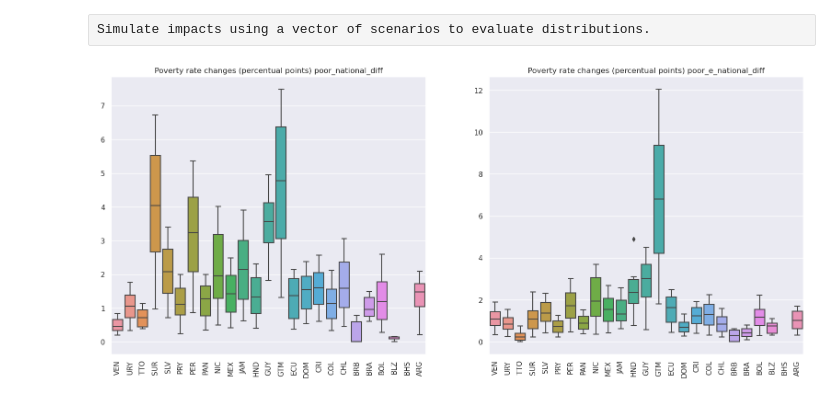
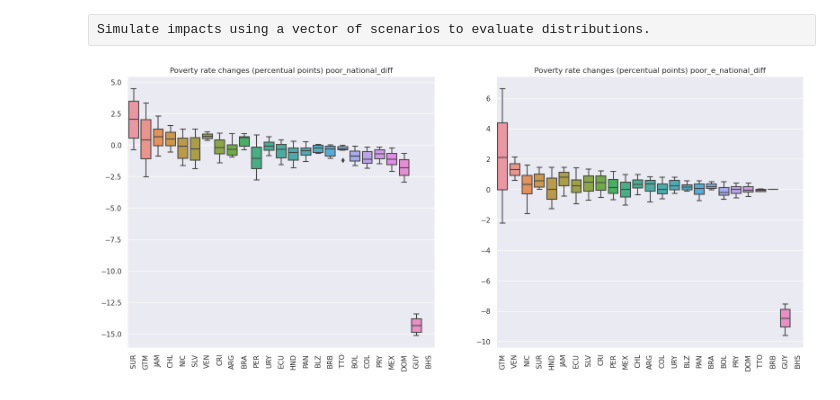
Before and after one commit to EL-BID/analytics_simulation_public_policy_scl, a Jupyter notebook: notebooks/scldata_policy_simulation.ipynb, the cells around one changed output. Drawn from its saved outputs; the diff is of its cells as text; code cells hidden in the pictures.

```diff
--- a/notebooks/scldata_policy_simulation.ipynb
+++ b/notebooks/scldata_policy_simulation.ipynb
@@ -18,27 +18,22 @@ shock_component = [#'Alimentos fuera del hogar',
                    #'Carnes, aves y huevos',
                    #'Frutas',
                    'Granos', 'Panes y\ncereales',
-                   #'Grasas', 'Leguminosas',
+                   #'Grasas',
+                    #'Leguminosas',
                    #'Lácteos',
                    #'Productos no especificados previamente', 'Raíces y\ntubérculos', 'Vegetales'
                   ]
 
 # shock_weight
 # - pct impact of exogenous impact
-shock_weight = 0.10
+shock_weight = 0.30
 
 # population affected - shock_weight
-# ToDo(rsanchezavalos)
 # - specify whether the impact is focused on a subgroup of the population
-# shock_population = {'sec_agri': 0}
+# self-employed or independent workers in the agricultural sector will not be impacted by the Shock
+shock_population = {'sec_agri': 0}
 
 # income_growth
-# ToDo(rsanchezavalos)
 # - Control by GDP growth
-# gdp_growth = .1
-
-# population affected - income_growth
-# ToDo(rsanchezavalos)
-# - specify whether the income growth is focused on a subgroup of the population
-# gdp_population = {'sec_agri': 1}
+#gdp_growth = 0.024
 # %%
@@ -54,6 +56,4 @@ scldata_simulation.get_poverty_lines(shock_component)[['pais_c', 'weight']].drop
+# %%
+change = scldata_simulation.simulate_shock(shock_component, shock_weight, shock_population, gdp_growth_population='', year='2022')
 # %% [markdown]
 ## Deltas by Country
-# %%
-change = scldata_simulation.simulate_change(shock_component, shock_weight)
-country_group = scldata_simulation.country_results(change)
-country_group.sort_values('pais_c').head(10)
@@ -126,5 +172,6 @@ scldata_simulation.plot_group(change=change, group= group)
 # %% [raw]
 Simulate impacts using a vector of scenarios to evaluate distributions.
 # %%
-shock_weights = [i/100 for i in range(10,70,10) ]
-simulations_concat = scldata_simulation.simulate_changes(shock_component, shock_weights)
+shock_weights = [i/100 for i in range(0,60,10) ]
+#simulations_concat = scldata_simulation.simulate_changes(shock_component, shock_weights)
+simulations_concat = scldata_simulation.simulate_changes(shock_component, shock_weights, shock_population, gdp_growth_population='', year='2022')
@@ -135,32 +184,33 @@ variables = ['poor_national', 'poor_e_national']
 for variable in variables:
     simulations_concat[variable +'_diff'] = (simulations_concat[variable + '_delta'] - simulations_concat[variable])*100
 
 variables = [x + '_diff' for x in variables]
 variables.extend(['anio_c', 'pais_c'])
 
 simulations_melt = pd.melt(simulations_concat[variables],id_vars=['anio_c', 'pais_c'],
                            var_name='metrics',
                            value_name='values')
 simulations_melt['color'] = np.where(simulations_melt['metrics']=='poor_national_diff', 'grey', 'red')
 
 
 
 for i,variable in enumerate(['poor_national_diff', 'poor_e_national_diff']):
     ordered_df = simulations_melt[simulations_melt.metrics==variable]
-    ordered_df = ordered_df.sort_values(by=[ 'pais_c'], ascending=False)
+    #ordered_df = ordered_df.sort_values(by=[ 'pais_c'], ascending=False)
+    ordered_df = ordered_df.sort_values(by=[ 'values'], ascending=False)
 
     # Subplot
     plt.subplot(1,3,i+1)
     #plt.figure(figsize = (9,5))
     my_range=range(1, len(ordered_df.index)+1 )
 
     # Distribution in changes in PL
     ax = sns.boxplot(x = 'pais_c', y = 'values', data = ordered_df)
     plt.xlabel('')
     plt.ylabel('')
     plt.title('Poverty rate changes (percentual points) ' + variable)
     ax.tick_params(axis='x', rotation=90)
 
 plt.show()
 # %% [output]
-[figure, old version]
+[figure, new version]
```
Also changed, not shown: parts of 11 cells of this notebook, 3 other files.
